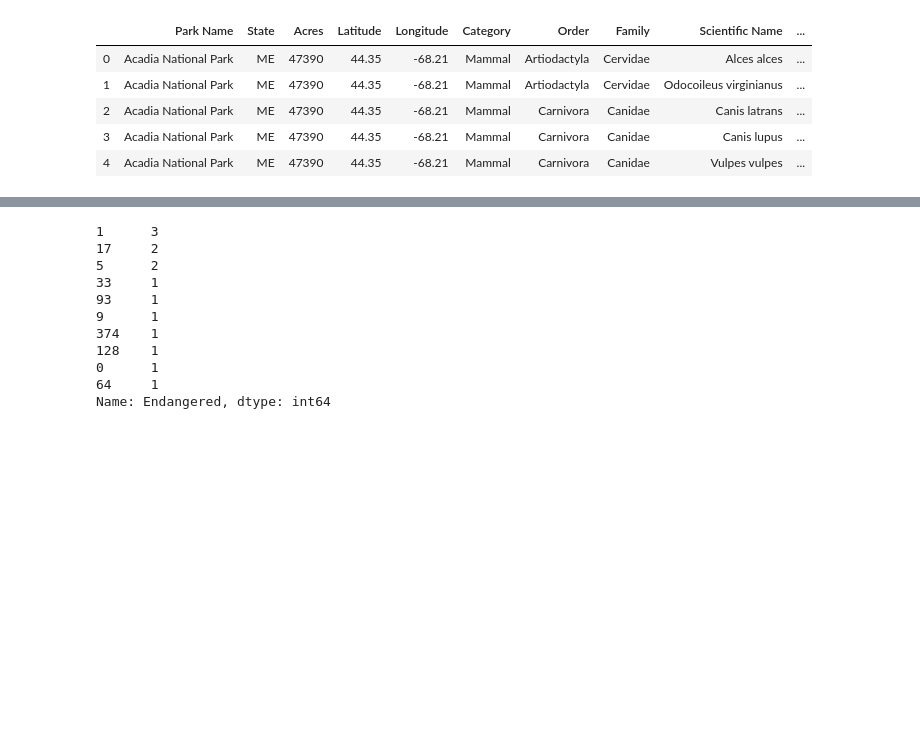
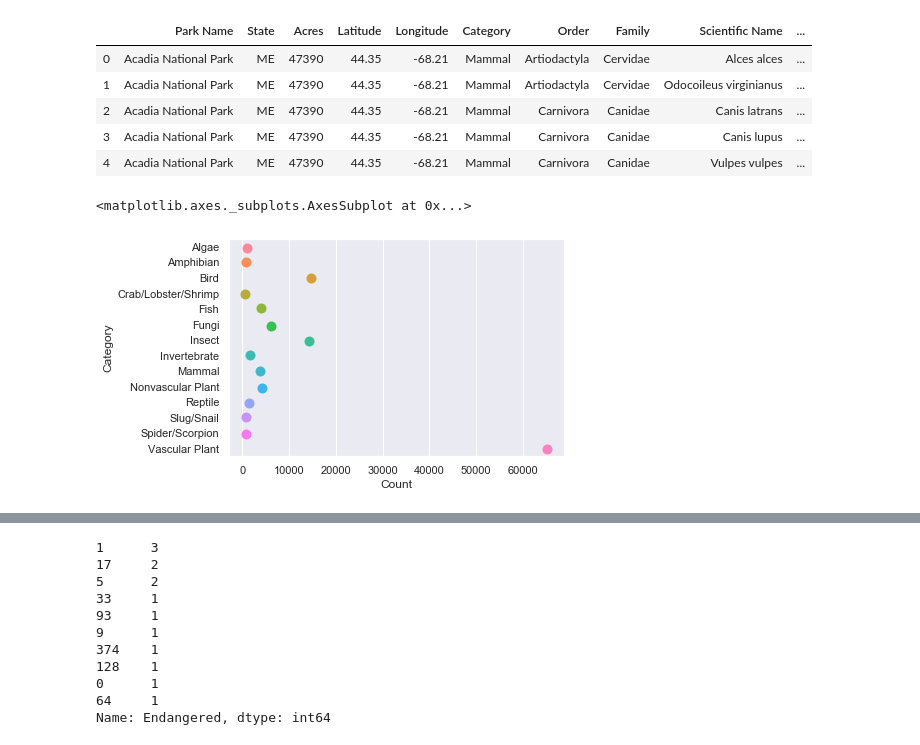
Before and after one commit to ThoaShook/project8, a Jupyter notebook: Park_Diversity.ipynb, the cells around one changed output, grey strips where cells are left out. Saved outputs shown, nothing was run; the diff lists cells and outputs as text; code cells hidden in the pictures; blank space fills up the shorter version.

```diff
--- a/Park_Diversity.ipynb
+++ b/Park_Diversity.ipynb
@@ -157,9 +157,13 @@ df_park_species.head()
 | 3 | Acadia National Park | ME | 47390 | 44.35 | -68.21 | Mammal | Carnivora | Canidae | Canis lupus | ... |
 | 4 | Acadia National Park | ME | 47390 | 44.35 | -68.21 | Mammal | Carnivora | Canidae | Vulpes vulpes | ... |
 # %%
-df_category = pd.DataFrame(df_park_species.groupby('Category').size(), column =['Count'])
+# plot number of species per category
+df_category = pd.DataFrame(df_park_species.groupby('Category').size(), columns=['Count'])
 df_category = df_category.reset_index()
 sns.stripplot(y= df_category['Category'], x = df_category['Count'], jitter = True, size = 10, edgecolor='green')
+# %% [output]
+<matplotlib.axes._subplots.AxesSubplot at 0x...>
+[figure, added]
 # %%
 #df2 = df2.iloc[:,:-1]
 #df2.head()
```
Also changed, not shown: parts of 1 cell of this notebook.
